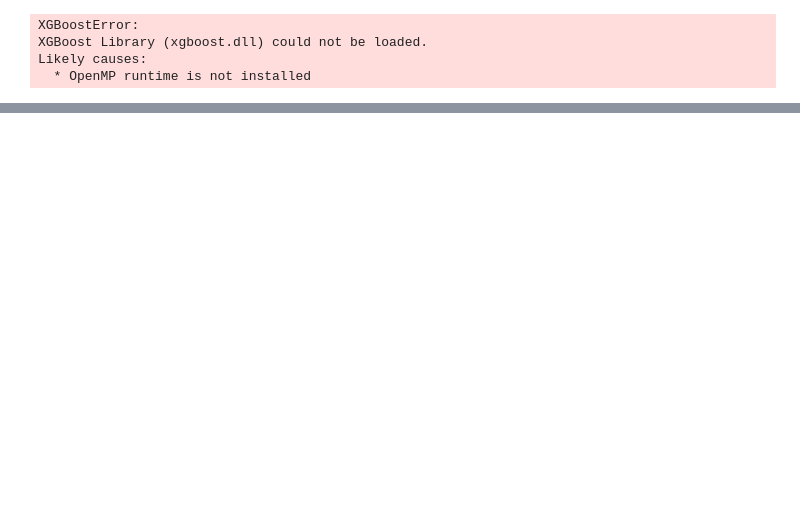
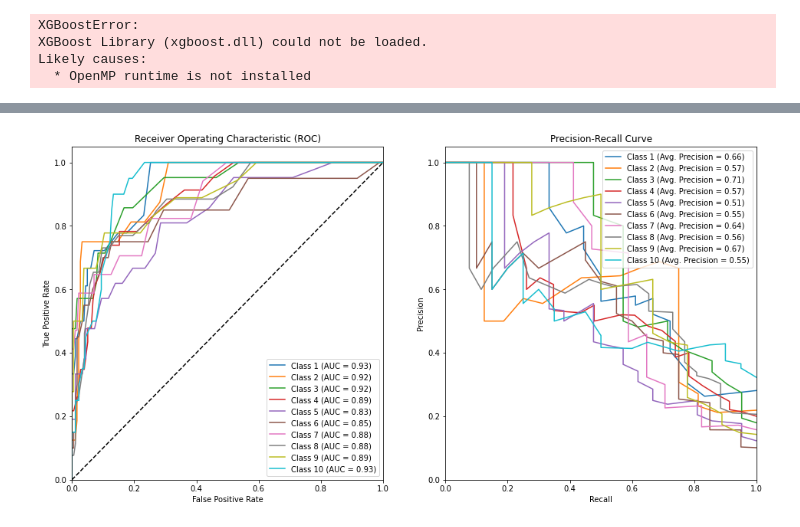
Before and after one commit to salman6049/Dynamic-Programming, a Jupyter notebook: GridSearch.ipynb, the cells around one changed output, grey strips where cells are left out. Saved outputs shown, nothing was run; the diff lists cells and outputs as text; code cells hidden in the pictures; blank space fills up the shorter version.

```diff
--- a/GridSearch.ipynb
+++ b/GridSearch.ipynb
@@ -129,0 +206,44 @@ Likely causes:
+# %%
+import numpy as np
+import matplotlib.pyplot as plt
+from sklearn.metrics import roc_curve, auc, precision_recall_curve, average_precision_score
+
+# One-hot encode the true labels
+y_test_one_hot = np.eye(10)[y_test]
+
+# Calculate class probabilities for each sample
+y_probs = clf.predict_proba(X_test)
+
+# Initialize a figure to plot the ROC and precision-recall curves
+fig, (ax1, ax2) = plt.subplots(1, 2, figsize=(16, 8))
+
+# Loop over each class and calculate the ROC curve, AUC, and precision-recall curve
+for i in range(10):
+    fpr, tpr, _ = roc_curve(y_test_one_hot[:, i], y_probs[:, i])
+    roc_auc = auc(fpr, tpr)
+    ax1.plot(fpr, tpr, label=f'Class {i + 1} (AUC = {roc_auc:.2f})')
+
+    precision, recall, _ = precision_recall_curve(y_test_one_hot[:, i], y_probs[:, i])
+    avg_precision = average_precision_score(y_test_one_hot[:, i], y_probs[:, i])
+    ax2.plot(recall, precision, label=f'Class {i + 1} (Avg. Precision = {avg_precision:.2f})')
+
+# Configure the ROC curve plot
+ax1.plot([0, 1], [0, 1], 'k--')
+ax1.set_xlim([0.0, 1.0])
+ax1.set_ylim([0.0, 1.05])
+ax1.set_xlabel('False Positive Rate')
+ax1.set_ylabel('True Positive Rate')
+ax1.set_title('Receiver Operating Characteristic (ROC)')
+ax1.legend(loc="lower right")
+
+# Configure the precision-recall curve plot
+ax2.set_xlim([0.0, 1.0])
+ax2.set_ylim([0.0, 1.05])
+ax2.set_xlabel('Recall')
+ax2.set_ylabel('Precision')
+ax2.set_title('Precision-Recall Curve')
+ax2.legend(loc="upper right")
+
+plt.show()
+# %% [output]
+[figure, added]
```
Also changed, not shown: parts of 2 cells of this notebook.
